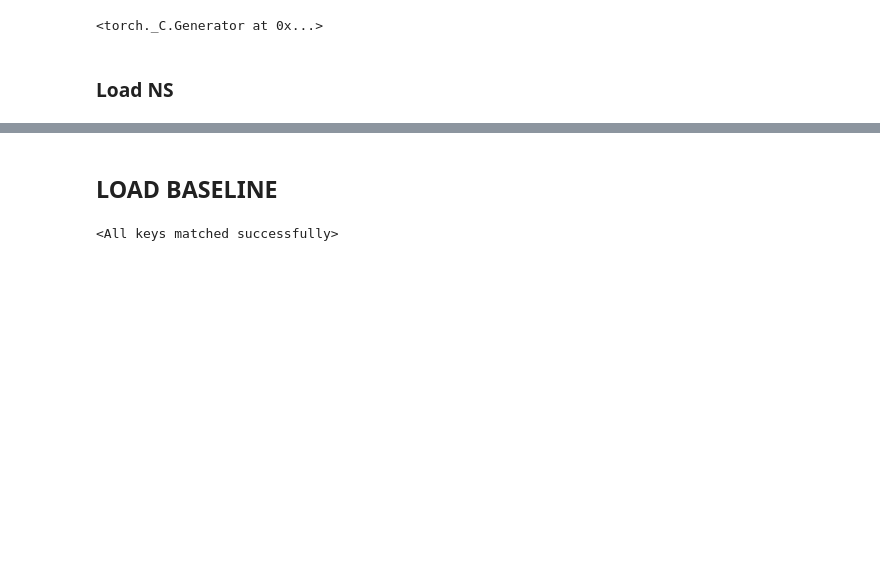
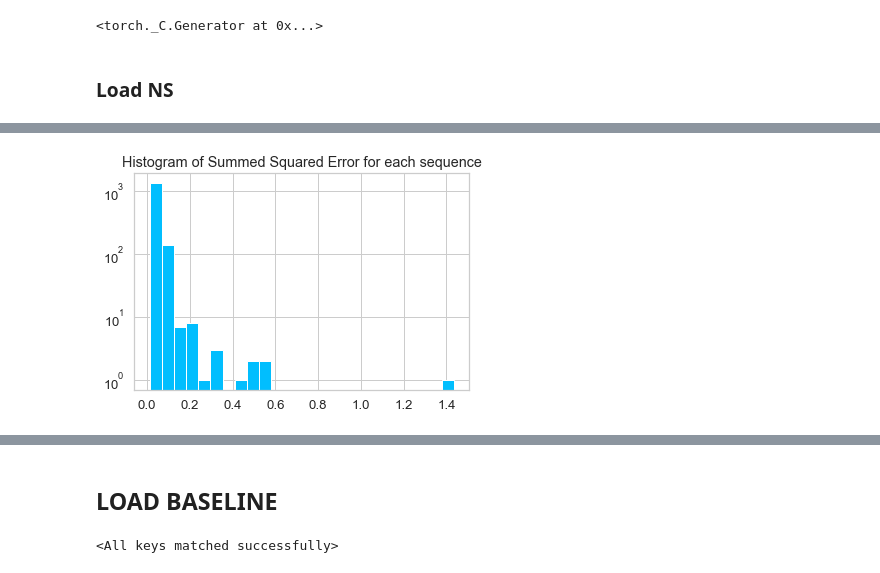
Before and after one commit to AugustSchreyer/02460_Advanced_ML, a Jupyter notebook: Model Comparison simulated.ipynb, the cells around one changed output, grey strips where cells are left out. Drawn from its saved outputs; the diff is of its cells as text; code cells hidden in the pictures; blank space fills up the shorter version.

Commit message:
added new plot and fixed uncertainty plot

```diff
--- a/Model Comparison simulated.ipynb
+++ b/Model Comparison simulated.ipynb
@@ -195,0 +196,4 @@ plot_sequences(model_NS, PLOT_DATA=train_dataset,samples=[844,844,844,844,844,84
+# %%
+total_reconstruction_err(model_NS, train_dataset);
+# %% [output]
+[figure, added]
```
Also changed, not shown: parts of 10 cells of this notebook, 1 other file.
